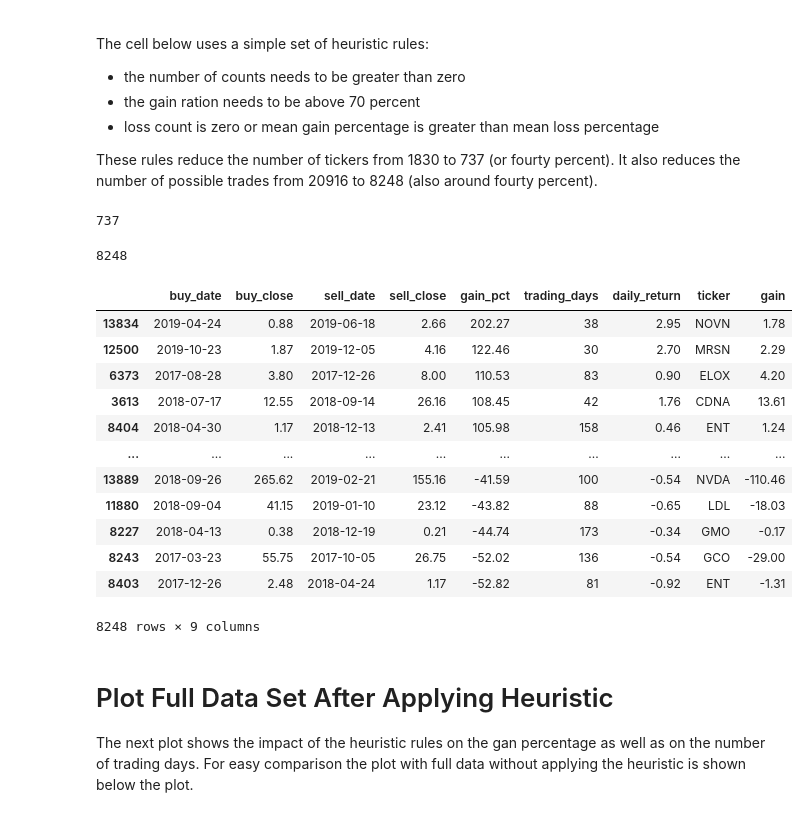
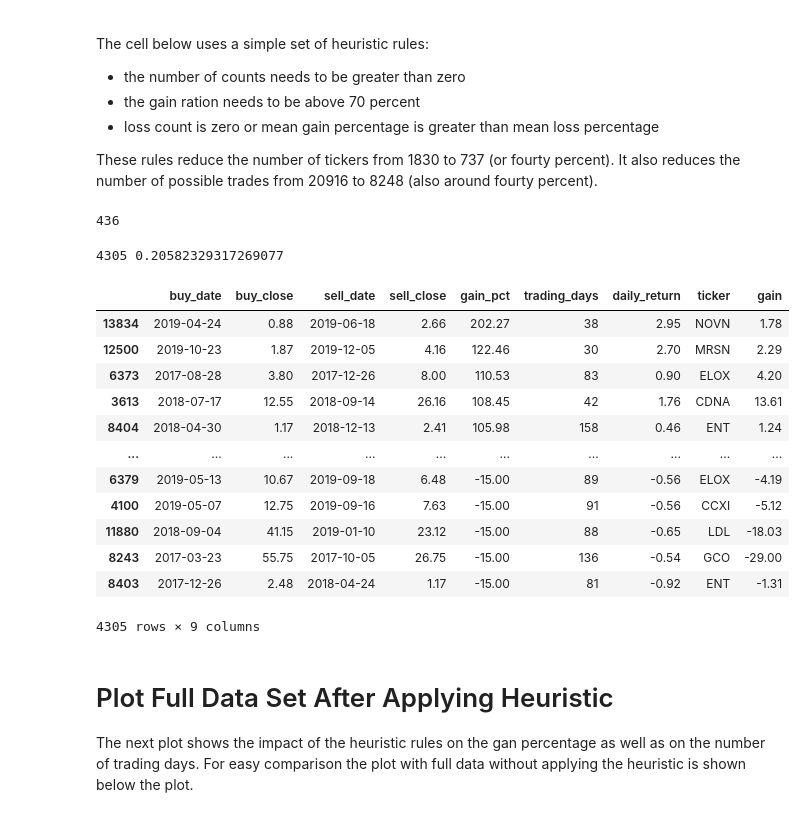
Before and after one commit to frkornet/Stock-Market-Final-Project, a Jupyter notebook: notebook/heuristics.ipynb, the cells around one changed output. Drawn from its saved outputs; the diff is of its cells as text; code cells hidden in the pictures.

```diff
--- a/notebook/heuristics.ipynb
+++ b/notebook/heuristics.ipynb
@@ -194,4 +242,4 @@ ticker_stats_df
 
 With the gain count and loss counts per ticker, we can no calculate the gain ratio per ticker.
 # %%
-ticker_stats_df['gain_ratio'] = ticker_stats_df.cnt_gain / (ticker_stats_df.cnt_gain + ticker_stats_df.cnt_loss)
+ticker_stats_df['gain_ratio'] = ticker_stats_df.cnt_gain / (ticker_stats_df.total_cnt)
@@ -198,3 +250,6 @@ ticker_stats_df['gain_ratio'] = ticker_stats_df.cnt_gain / (ticker_stats_df.cnt_
+# %%
+ticker_stats_df['e_gain_daily_ret'] = ticker_stats_df.gain_daily_ret * ticker_stats_df.gain_ratio
+ticker_stats_df['e_loss_daily_ret'] = ticker_stats_df.gain_daily_ret * (1-ticker_stats_df.gain_ratio)
 # %% [markdown]
 # Decribe the Created Features
 
@@ -241,37 +298,42 @@ The cell below uses a simple set of heuristic rules:
 
 These rules reduce the number of tickers from 1830 to 737 (or fourty percent). It also reduces the number of possible trades from 20916 to 8248 (also around fourty percent).
 # %%
-idx = (ticker_stats_df.cnt_gain > 0) & \
-      (ticker_stats_df.gain_ratio > 0.7) & \
-      ((ticker_stats_df.cnt_loss == 0) | \
-       (ticker_stats_df.pct_gain > abs(ticker_stats_df.pct_loss)) \
-      )
+#(ticker_stats_df.gain_ratio > 0.67) & \
+# idx = (ticker_stats_df.cnt_gain > 0) & \
+#       (ticker_stats_df.gain_ratio > 0.7) & \
+#       ((ticker_stats_df.cnt_loss == 0) | \
+#        (ticker_stats_df.pct_gain > abs(ticker_stats_df.pct_loss)) \
+#       )
+idx = (ticker_stats_df.daily_ret > 0) & (ticker_stats_df.gain_ratio > 0.7) \
+       & (ticker_stats_df.pct_gain > abs(ticker_stats_df.pct_loss))
 good_tickers = list(set(ticker_stats_df.ticker.loc[idx].to_list()))
 print(len(good_tickers))
 # %% [output]
-737
+436
 # %%
 idx = possible_trades_df.ticker == ''
 for t in good_tickers:
     idx |= possible_trades_df.ticker == t
-print(len(possible_trades_df[idx]))
+print(len(possible_trades_df[idx]), len(possible_trades_df[idx])/len(possible_trades_df))
 temp_df = possible_trades_df[idx].sort_values(by='gain_pct', ascending=False)
+# cap losses at -15% (stop-loss)
+temp_df.gain_pct.loc[temp_df.gain_pct < -15.0] = -15.0
 temp_df
 # %% [output]
-8248
+4305 0.20582329317269077
 |  | buy_date | buy_close | sell_date | sell_close | gain_pct | trading_days | daily_return | ticker | gain |
 | 13834 | 2019-04-24 | 0.88 | 2019-06-18 | 2.66 | 202.27 | 38 | 2.95 | NOVN | 1.78 |
 | 12500 | 2019-10-23 | 1.87 | 2019-12-05 | 4.16 | 122.46 | 30 | 2.70 | MRSN | 2.29 |
 | 6373 | 2017-08-28 | 3.80 | 2017-12-26 | 8.00 | 110.53 | 83 | 0.90 | ELOX | 4.20 |
 | 3613 | 2018-07-17 | 12.55 | 2018-09-14 | 26.16 | 108.45 | 42 | 1.76 | CDNA | 13.61 |
 | 8404 | 2018-04-30 | 1.17 | 2018-12-13 | 2.41 | 105.98 | 158 | 0.46 | ENT | 1.24 |
 | ... | ... | ... | ... | ... | ... | ... | ... | ... | ... |
-| 13889 | 2018-09-26 | 265.62 | 2019-02-21 | 155.16 | -41.59 | 100 | -0.54 | NVDA | -110.46 |
-| 11880 | 2018-09-04 | 41.15 | 2019-01-10 | 23.12 | -43.82 | 88 | -0.65 | LDL | -18.03 |
-| 8227 | 2018-04-13 | 0.38 | 2018-12-19 | 0.21 | -44.74 | 173 | -0.34 | GMO | -0.17 |
-| 8243 | 2017-03-23 | 55.75 | 2017-10-05 | 26.75 | -52.02 | 136 | -0.54 | GCO | -29.00 |
-| 8403 | 2017-12-26 | 2.48 | 2018-04-24 | 1.17 | -52.82 | 81 | -0.92 | ENT | -1.31 |
+| 6379 | 2019-05-13 | 10.67 | 2019-09-18 | 6.48 | -15.00 | 89 | -0.56 | ELOX | -4.19 |
+| 4100 | 2019-05-07 | 12.75 | 2019-09-16 | 7.63 | -15.00 | 91 | -0.56 | CCXI | -5.12 |
+| 11880 | 2018-09-04 | 41.15 | 2019-01-10 | 23.12 | -15.00 | 88 | -0.65 | LDL | -18.03 |
+| 8243 | 2017-03-23 | 55.75 | 2017-10-05 | 26.75 | -15.00 | 136 | -0.54 | GCO | -29.00 |
+| 8403 | 2017-12-26 | 2.48 | 2018-04-24 | 1.17 | -15.00 | 81 | -0.92 | ENT | -1.31 |
-8248 rows × 9 columns
+4305 rows × 9 columns
 # %% [markdown]
 # Plot Full Data Set After Applying Heuristic
 
```
Also changed, not shown: parts of 14 cells of this notebook, 2 other files.
